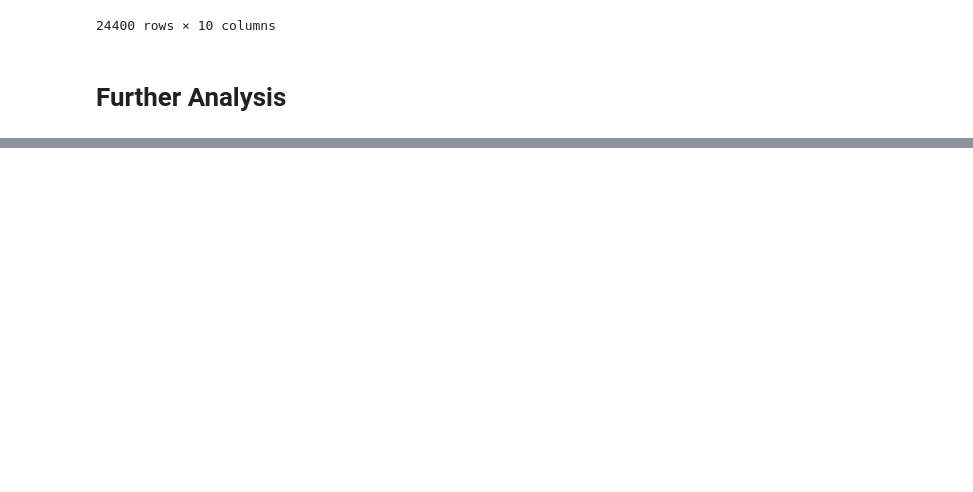
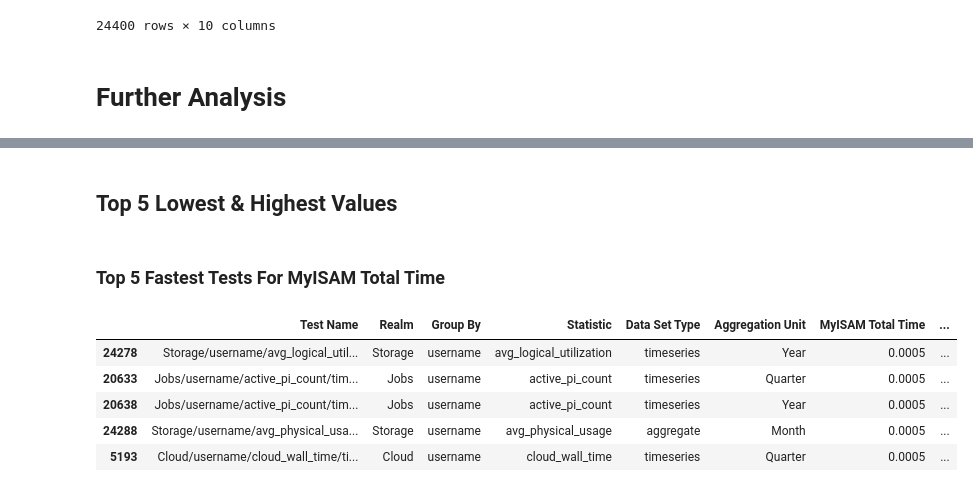
Before and after one commit to jmorerice/xdmod-db-engine-reasearch-analysis, a Jupyter notebook: Data Analysis.ipynb, the cells around one changed output, grey strips where cells are left out. Cells and saved outputs as stored; diff of their text form; code cells hidden in the pictures; blank space fills up the shorter version.

```diff
--- a/Data Analysis.ipynb
+++ b/Data Analysis.ipynb
@@ -124,0 +143,13 @@ perc_df
+# %% [markdown]
+## Top 5 Lowest & Highest Values
+# %% [markdown]
+### Top 5 Fastest Tests For MyISAM Total Time
+# %%
+perc_df.sort_values(by=['MyISAM Total Time']).head(5)
+# %% [output]
+|  | Test Name | Realm | Group By | Statistic | Data Set Type | Aggregation Unit | MyISAM Total Time | ... |
+| 24278 | Storage/username/avg_logical_util... | Storage | username | avg_logical_utilization | timeseries | Year | 0.0005 | ... |
+| 20633 | Jobs/username/active_pi_count/tim... | Jobs | username | active_pi_count | timeseries | Quarter | 0.0005 | ... |
+| 20638 | Jobs/username/active_pi_count/tim... | Jobs | username | active_pi_count | timeseries | Year | 0.0005 | ... |
+| 24288 | Storage/username/avg_physical_usa... | Storage | username | avg_physical_usage | aggregate | Month | 0.0005 | ... |
+| 5193 | Cloud/username/cloud_wall_time/ti... | Cloud | username | cloud_wall_time | timeseries | Quarter | 0.0005 | ... |
```
Also changed, not shown: parts of 26 cells of this notebook.
